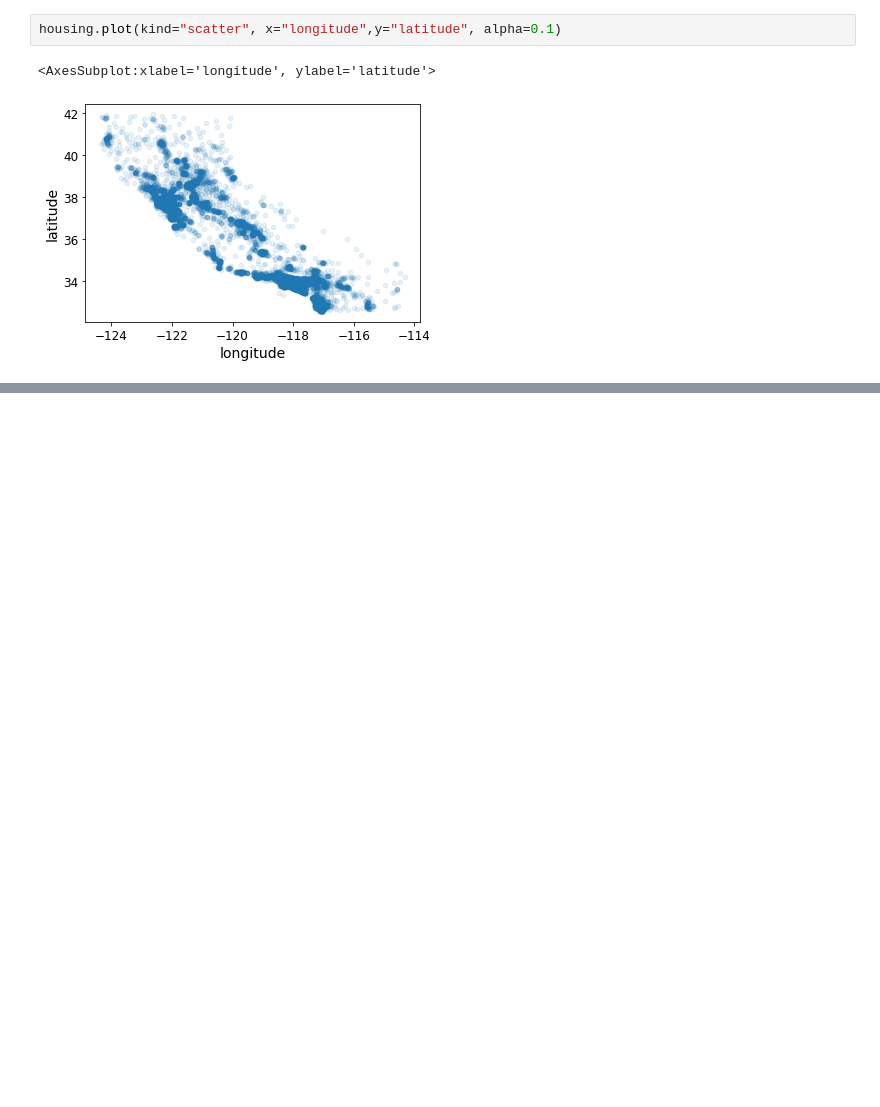
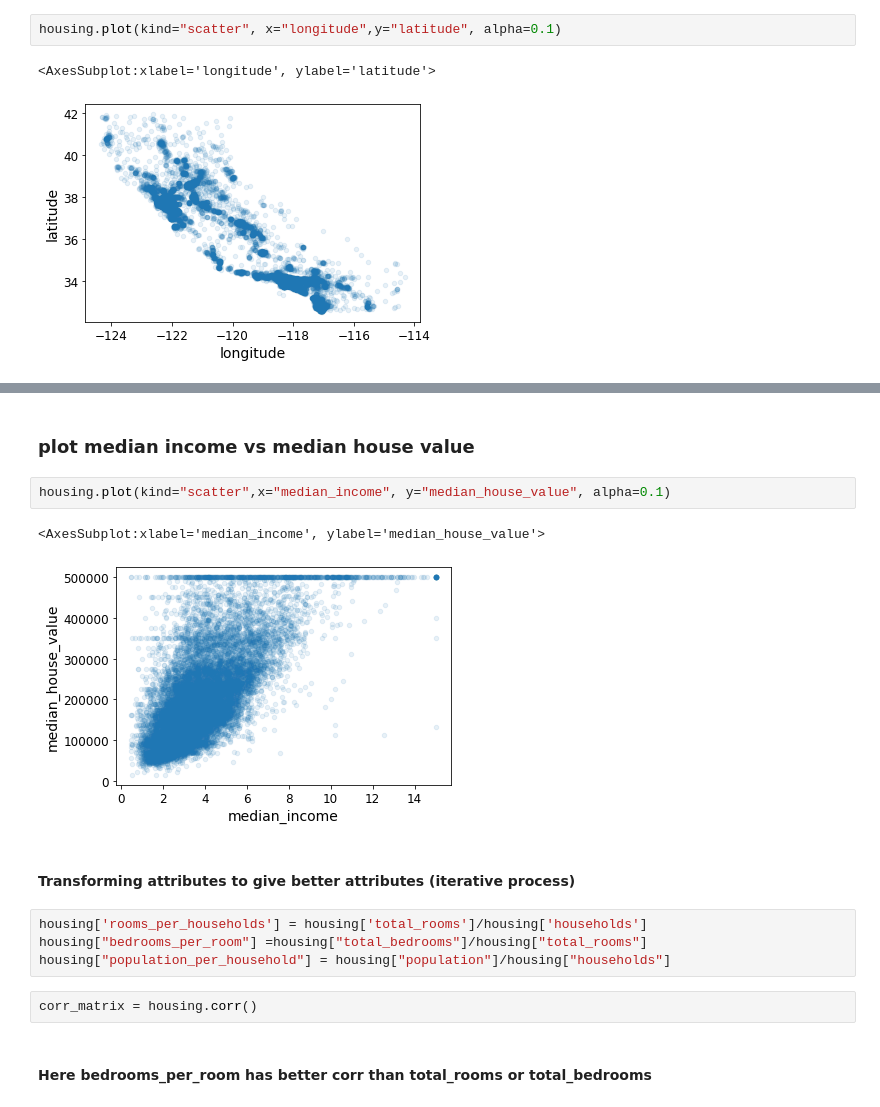
Before and after one commit to pacificlion/handson-ml22, a Jupyter notebook: A02_end_to_end_machine_learning_project.ipynb, the cells around one changed output, grey strips where cells are left out. Saved outputs shown, nothing was run; the diff lists cells and outputs as text; blank space fills up the shorter version.

```diff
--- a/A02_end_to_end_machine_learning_project.ipynb
+++ b/A02_end_to_end_machine_learning_project.ipynb
@@ -207,0 +257,17 @@ housing.plot(kind="scatter", x="longitude",y="latitude", alpha=0.1)
+# %% [markdown]
+### plot median income vs median house value
+# %%
+housing.plot(kind="scatter",x="median_income", y="median_house_value", alpha=0.1)
+# %% [output]
+<AxesSubplot:xlabel='median_income', ylabel='median_house_value'>
+[figure, added]
+# %% [markdown]
+#### Transforming attributes to give better attributes (iterative process)
+# %%
+housing['rooms_per_households'] = housing['total_rooms']/housing['households']
+housing["bedrooms_per_room"] =housing["total_bedrooms"]/housing["total_rooms"]
+housing["population_per_household"] = housing["population"]/housing["households"]
+# %%
+corr_matrix = housing.corr()
+# %% [markdown]
+####  Here bedrooms_per_room has better corr than total_rooms or total_bedrooms
```
Also changed, not shown: parts of 19 cells of this notebook.
